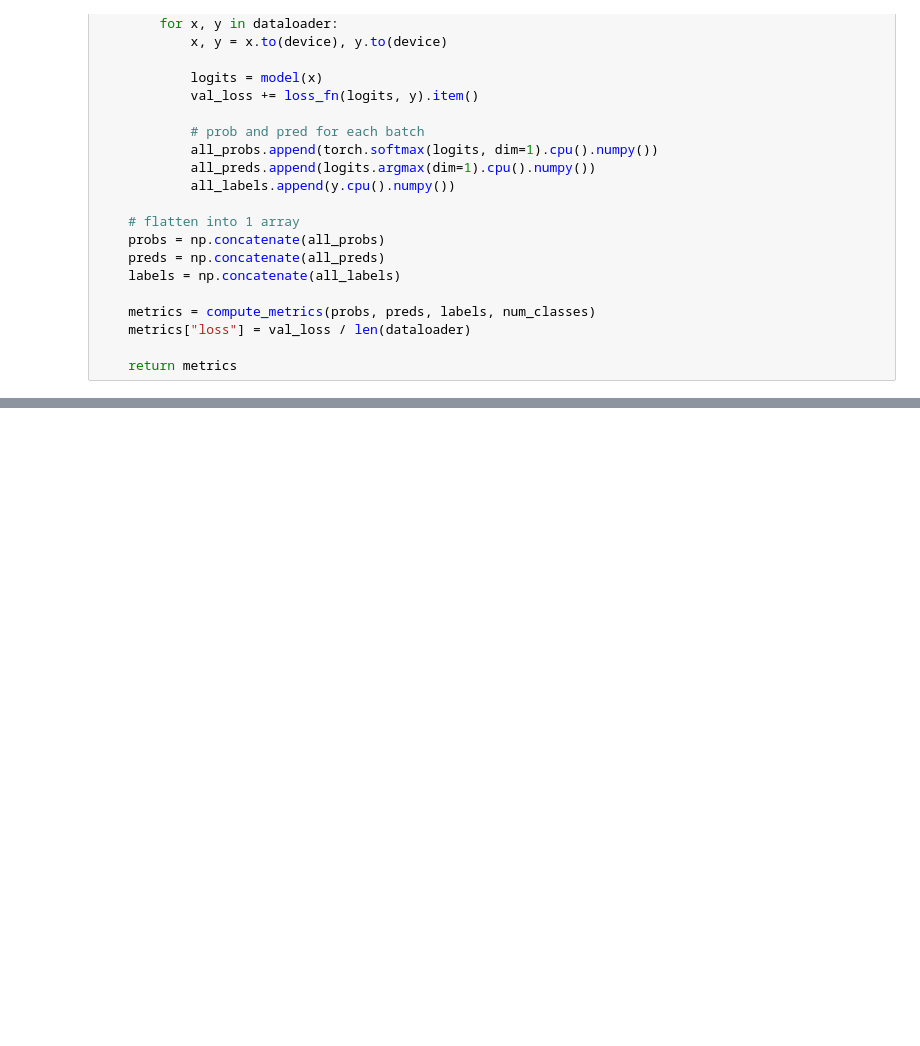
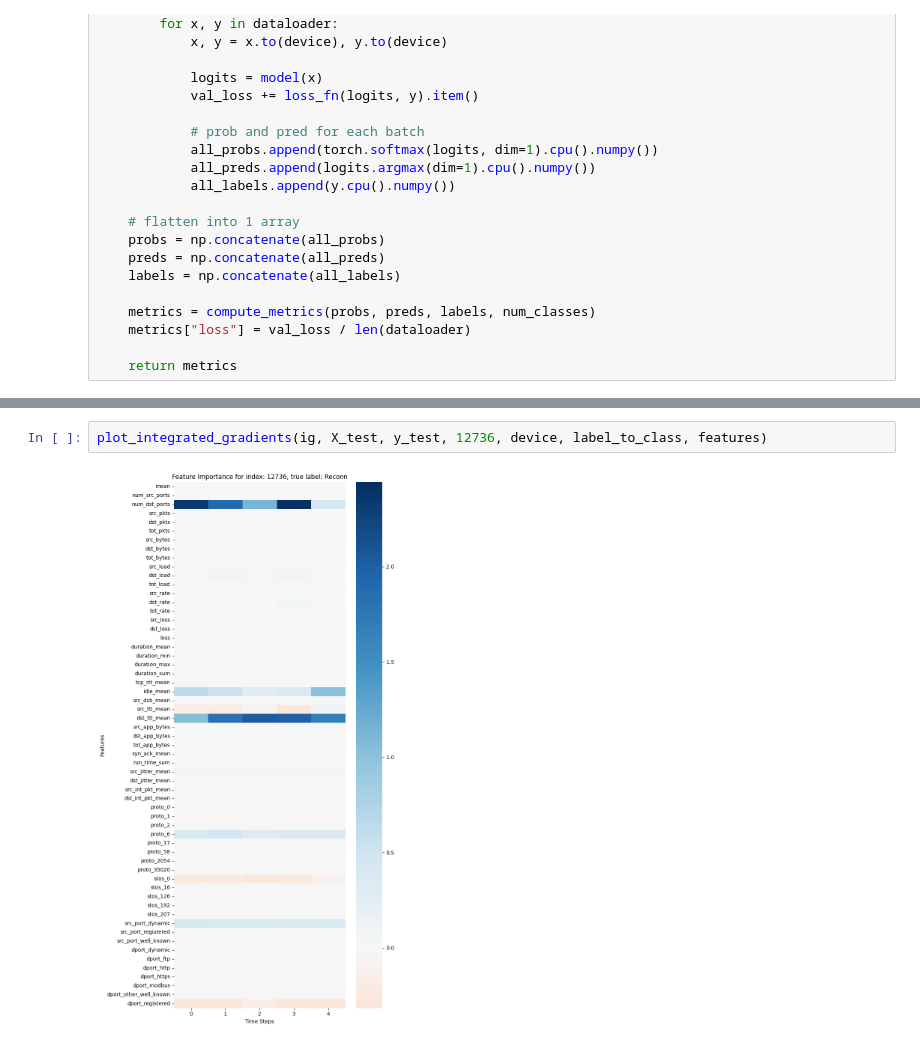
Before and after one commit to yjiahao/network-traffic-classification, a Jupyter notebook: src/model/cnn.ipynb, the cells around one changed output, grey strips where cells are left out. Saved outputs shown, nothing was run; the diff lists cells and outputs as text; blank space fills up the shorter version.

```diff
--- a/src/model/cnn.ipynb
+++ b/src/model/cnn.ipynb
@@ -310,0 +439,4 @@ weighted avg     0.9992    0.9975    0.9982     47364
+# %%
+plot_integrated_gradients(ig, X_test, y_test, 12736, device, label_to_class, features)
+# %% [output]
+[figure, added]
```
Also changed, not shown: parts of 12 cells of this notebook.
